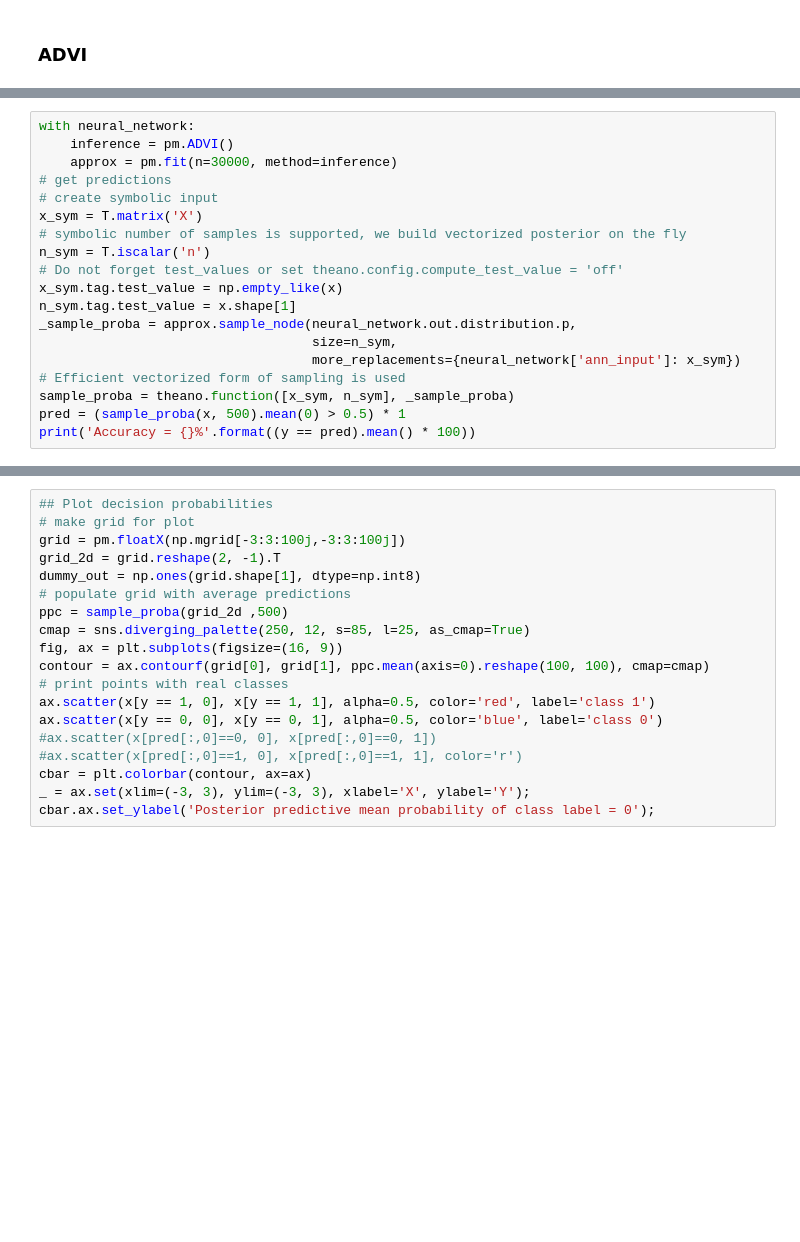
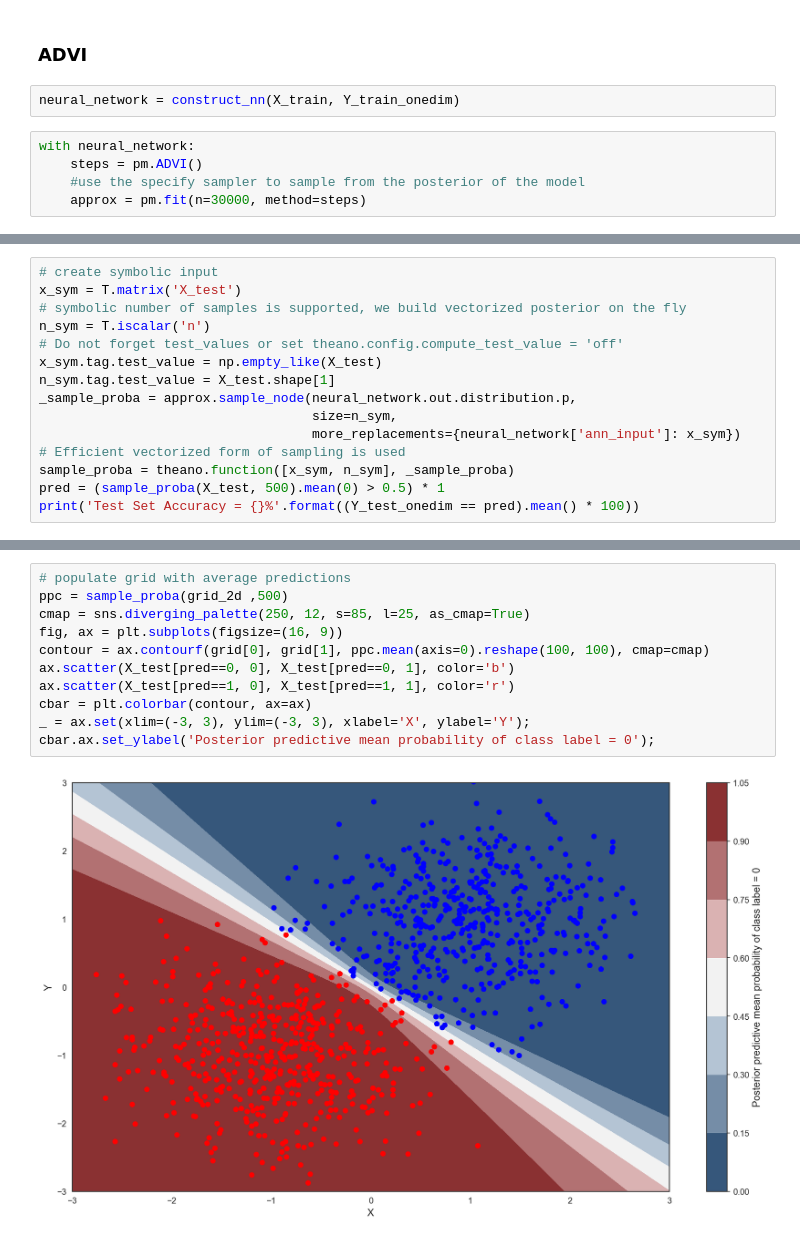
Before and after one commit to anita76/AM207-Project, a Jupyter notebook: Unified_Notebook_Toy1.ipynb, the cells around one changed output, grey strips where cells are left out. Saved outputs shown, nothing was run; the diff lists cells and outputs as text; blank space fills up the shorter version.

```diff
--- a/Unified_Notebook_Toy1.ipynb
+++ b/Unified_Notebook_Toy1.ipynb
@@ -549,2 +615,9 @@ cbar.ax.set_ylabel('Uncertainty (posterior predictive standard deviation)');
 # %% [markdown]
 ### ADVI
+# %%
+neural_network = construct_nn(X_train, Y_train_onedim)
+# %%
+with neural_network:
+    steps = pm.ADVI()
+    #use the specify sampler to sample from the posterior of the model
+    approx = pm.fit(n=30000, method=steps)
@@ -551,20 +627,16 @@ cbar.ax.set_ylabel('Uncertainty (posterior predictive standard deviation)');
 # %%
-with neural_network:
-    inference = pm.ADVI()
-    approx = pm.fit(n=30000, method=inference)
-# get predictions
 # create symbolic input
-x_sym = T.matrix('X')
+x_sym = T.matrix('X_test')
 # symbolic number of samples is supported, we build vectorized posterior on the fly
 n_sym = T.iscalar('n')
 # Do not forget test_values or set theano.config.compute_test_value = 'off'
-x_sym.tag.test_value = np.empty_like(x)
-n_sym.tag.test_value = x.shape[1]
+x_sym.tag.test_value = np.empty_like(X_test)
+n_sym.tag.test_value = X_test.shape[1]
 _sample_proba = approx.sample_node(neural_network.out.distribution.p,
                                    size=n_sym,
                                    more_replacements={neural_network['ann_input']: x_sym})
 # Efficient vectorized form of sampling is used
 sample_proba = theano.function([x_sym, n_sym], _sample_proba)
-pred = (sample_proba(x, 500).mean(0) > 0.5) * 1
-print('Accuracy = {}%'.format((y == pred).mean() * 100))
+pred = (sample_proba(X_test, 500).mean(0) > 0.5) * 1
+print('Test Set Accuracy = {}%'.format((Y_test_onedim == pred).mean() * 100))
 # %% [output]
@@ -576,20 +644,14 @@ Inputs types: [TensorType(int64, vector), TensorType(int8, (True,)), TensorType(
 # %%
-## Plot decision probabilities
-# make grid for plot
-grid = pm.floatX(np.mgrid[-3:3:100j,-3:3:100j])
-grid_2d = grid.reshape(2, -1).T
-dummy_out = np.ones(grid.shape[1], dtype=np.int8)
 # populate grid with average predictions
 ppc = sample_proba(grid_2d ,500)
 cmap = sns.diverging_palette(250, 12, s=85, l=25, as_cmap=True)
 fig, ax = plt.subplots(figsize=(16, 9))
 contour = ax.contourf(grid[0], grid[1], ppc.mean(axis=0).reshape(100, 100), cmap=cmap)
-# print points with real classes
-ax.scatter(x[y == 1, 0], x[y == 1, 1], alpha=0.5, color='red', label='class 1')
-ax.scatter(x[y == 0, 0], x[y == 0, 1], alpha=0.5, color='blue', label='class 0')
-#ax.scatter(x[pred[:,0]==0, 0], x[pred[:,0]==0, 1])
-#ax.scatter(x[pred[:,0]==1, 0], x[pred[:,0]==1, 1], color='r')
+ax.scatter(X_test[pred==0, 0], X_test[pred==0, 1], color='b')
+ax.scatter(X_test[pred==1, 0], X_test[pred==1, 1], color='r')
 cbar = plt.colorbar(contour, ax=ax)
 _ = ax.set(xlim=(-3, 3), ylim=(-3, 3), xlabel='X', ylabel='Y');
 cbar.ax.set_ylabel('Posterior predictive mean probability of class label = 0');
+# %% [output]
+[figure, added]
 # %%
```
Also changed, not shown: parts of 31 cells of this notebook.
